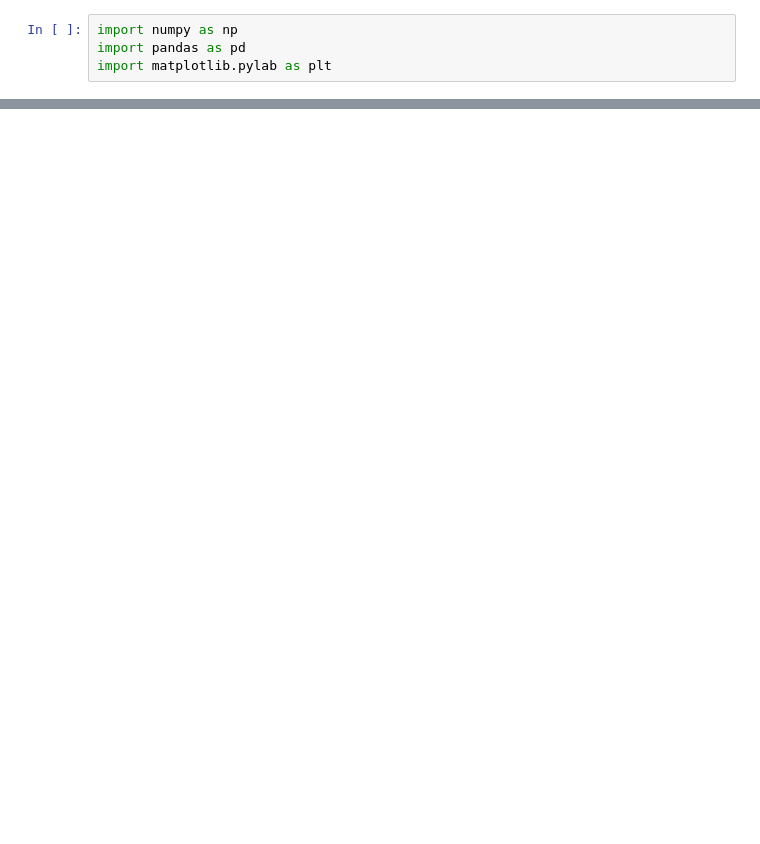
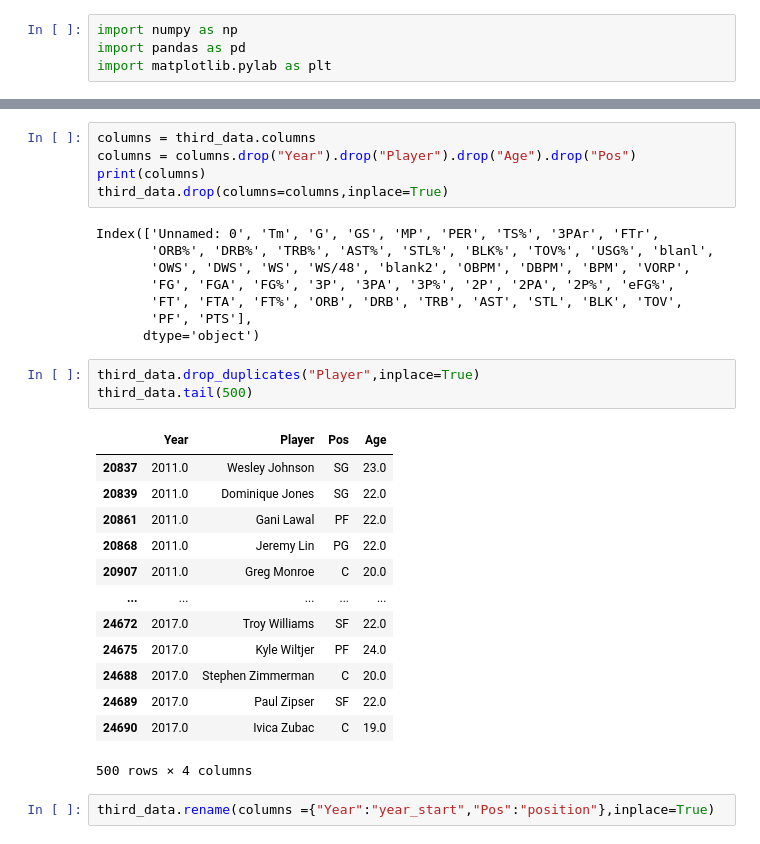
Before and after one commit to MonyaS/Hilell_tasks, a Jupyter notebook: лекция 4/hw_pandas.ipynb, the cells around one changed output, grey strips where cells are left out. Drawn from its saved outputs; the diff is of its cells as text; blank space fills up the shorter version.

```diff
--- a/лекция 4/hw_pandas.ipynb
+++ b/лекция 4/hw_pandas.ipynb
@@ -185,0 +135,32 @@ data[data['hours-per-week'] == data['hours-per-week'].max()]['salary'].value_cou
+# %%
+columns = third_data.columns
+columns = columns.drop("Year").drop("Player").drop("Age").drop("Pos")
+print(columns)
+third_data.drop(columns=columns,inplace=True)
+# %% [output]
+Index(['Unnamed: 0', 'Tm', 'G', 'GS', 'MP', 'PER', 'TS%', '3PAr', 'FTr',
+       'ORB%', 'DRB%', 'TRB%', 'AST%', 'STL%', 'BLK%', 'TOV%', 'USG%', 'blanl',
+       'OWS', 'DWS', 'WS', 'WS/48', 'blank2', 'OBPM', 'DBPM', 'BPM', 'VORP',
+       'FG', 'FGA', 'FG%', '3P', '3PA', '3P%', '2P', '2PA', '2P%', 'eFG%',
+       'FT', 'FTA', 'FT%', 'ORB', 'DRB', 'TRB', 'AST', 'STL', 'BLK', 'TOV',
+       'PF', 'PTS'],
+      dtype='object')
+# %%
+third_data.drop_duplicates("Player",inplace=True)
+third_data.tail(500)
+# %% [output]
+|  | Year | Player | Pos | Age |
+| 20837 | 2011.0 | Wesley Johnson | SG | 23.0 |
+| 20839 | 2011.0 | Dominique Jones | SG | 22.0 |
+| 20861 | 2011.0 | Gani Lawal | PF | 22.0 |
+| 20868 | 2011.0 | Jeremy Lin | PG | 22.0 |
+| 20907 | 2011.0 | Greg Monroe | C | 20.0 |
+| ... | ... | ... | ... | ... |
+| 24672 | 2017.0 | Troy Williams | SF | 22.0 |
+| 24675 | 2017.0 | Kyle Wiltjer | PF | 24.0 |
+| 24688 | 2017.0 | Stephen Zimmerman | C | 20.0 |
+| 24689 | 2017.0 | Paul Zipser | SF | 22.0 |
+| 24690 | 2017.0 | Ivica Zubac | C | 19.0 |
+500 rows × 4 columns
+# %%
+third_data.rename(columns ={"Year":"year_start","Pos":"position"},inplace=True)
```
Also changed, not shown: parts of 44 cells of this notebook, 1 other file.
